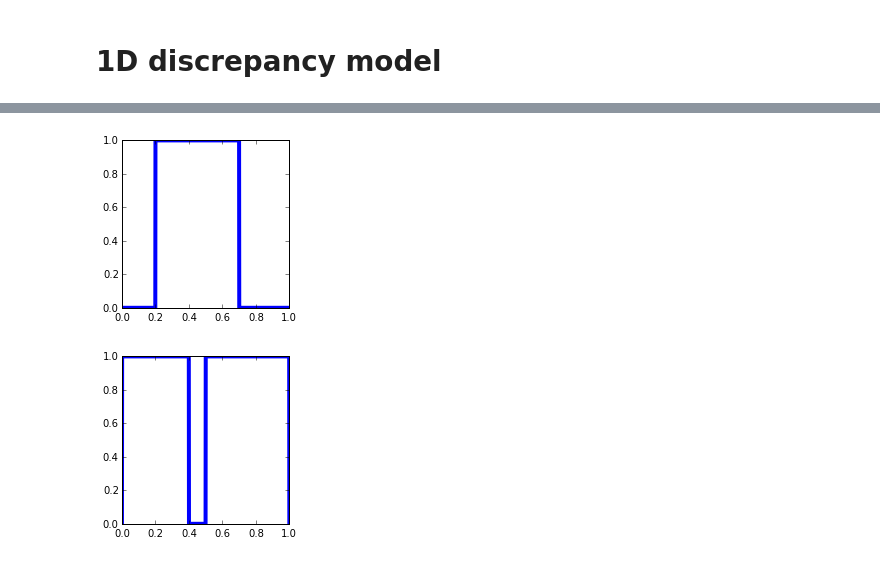
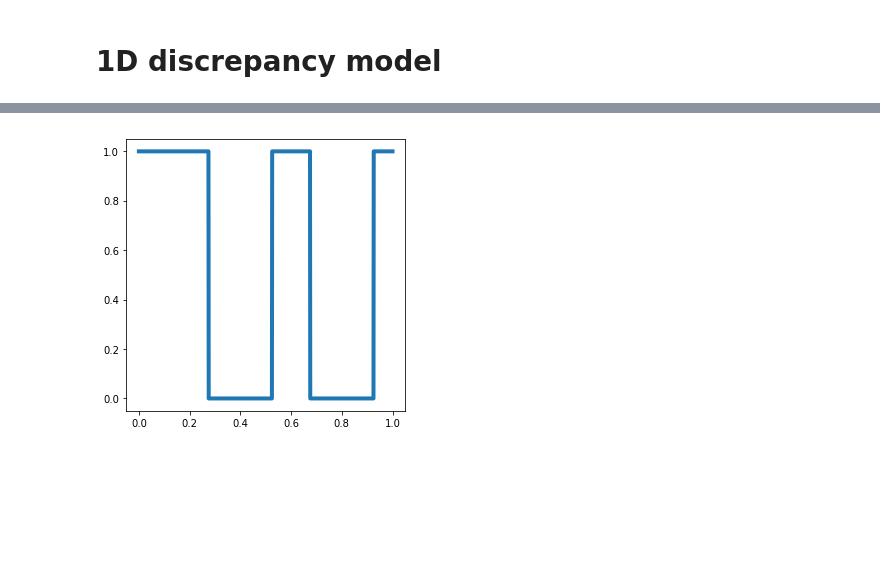
Before and after one commit to ivankeller/discepancy, a Jupyter notebook: discrepancy1.ipynb, the cells around one changed output, grey strips where cells are left out. Cells and saved outputs as stored; diff of their text form; code cells hidden in the pictures; blank space fills up the shorter version.

```diff
--- a/discrepancy1.ipynb
+++ b/discrepancy1.ipynb
@@ -25,8 +33,4 @@ plot_density(lambda x: unif_pieces(x, centroids=[0.3, 0.8], r=0.1))
 # %%
-plot_density(lambda x: unif_pieces(x, centroids=[0.4, 0.5], r=0.2))
+r1d.plot_density(lambda x: r1d.density_drops(x, centroids=[0.4, 0.8], fill=0.5), size=5)
 # %% [output]
-[figure, old version]
+[figure, new version]
-# %%
-plot_density(lambda x: unif_pieces(x, centroids=[0.1, 0.8], r=0.3))
-# %% [output]
-[figure, removed]
```
Also changed, not shown: parts of 24 cells of this notebook.
